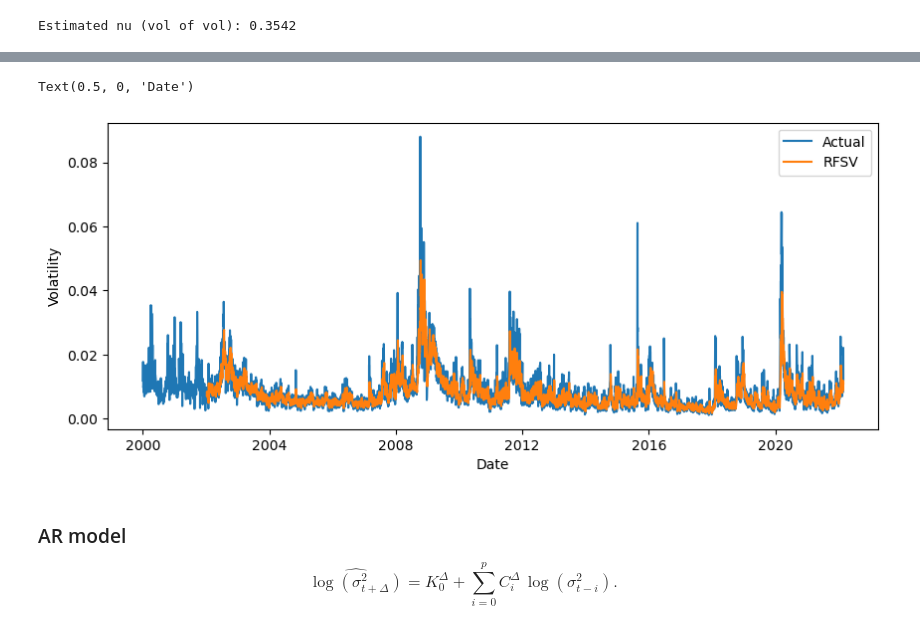
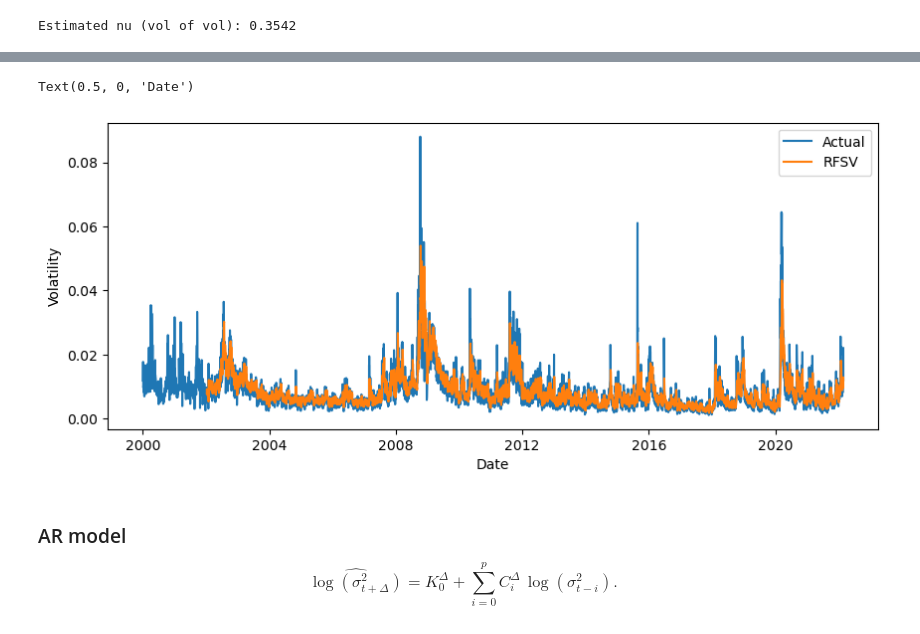
Before and after one commit to tanmoy456/Rough-Volatility, a Jupyter notebook: forecast_compare.ipynb, the cells around one changed output, grey strips where cells are left out. Saved outputs shown, nothing was run; the diff lists cells and outputs as text; code cells hidden in the pictures.

```diff
--- a/forecast_compare.ipynb
+++ b/forecast_compare.ipynb
@@ -99,16 +99,16 @@ def forecast_rfsv(rv_series, H, nu, delta=1, n_lags=500):
         history = log_rv[i - n_lags : i][::-1]
 
         local_mean = np.mean(history)
-        centered_hist = history - local_mean
+        # centered_hist = history - local_mean
 
         # Forecast Log Vol
-        # log_forecast = np.dot(weights, history)
-        log_forecast = np.dot(weights, centered_hist)
+        log_forecast = np.dot(weights, history)
+        # log_forecast = np.dot(weights, centered_hist)
 
         correction = 2 * nu**2 * c_tilde(H) * (delta**(2*H))
 
-        # forecasts[i + delta] = np.exp(log_forecast + correction) + local_mean
-        forecasts[i + delta] =  log_forecast + local_mean
+        forecasts[i + delta] = np.exp(log_forecast + correction)
+        # forecasts[i + delta] =  log_forecast + local_mean
 
     return pd.Series(forecasts, index=rv_series.index)
 
@@ -144,15 +144,15 @@ Length: 5552, dtype: float64
 # %%
 plt.figure(figsize=(10,4))
 plt.plot(np.sqrt(spx_rk), label='Actual')
-# plt.plot(np.sqrt(rv_pred), label="RFSV")
-plt.plot(np.sqrt(np.exp(rv_pred)), label="RFSV")
+plt.plot(np.sqrt(rv_pred), label="RFSV")
+# plt.plot(np.sqrt(np.exp(rv_pred)), label="RFSV")
 # plt.yscale("log")
 plt.legend()
 plt.ylabel('Volatility')
 plt.xlabel('Date')
 # %% [output]
 Text(0.5, 0, 'Date')
-[figure, old version]
+[figure, new version]
 # %% [markdown]
 ### AR model
 
```
Also changed, not shown: parts of 3 cells of this notebook.
